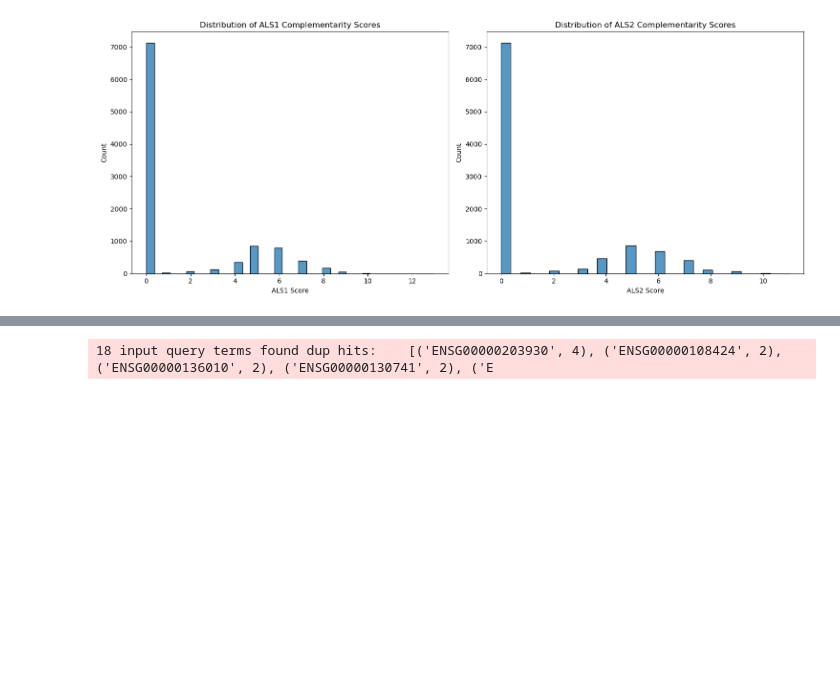
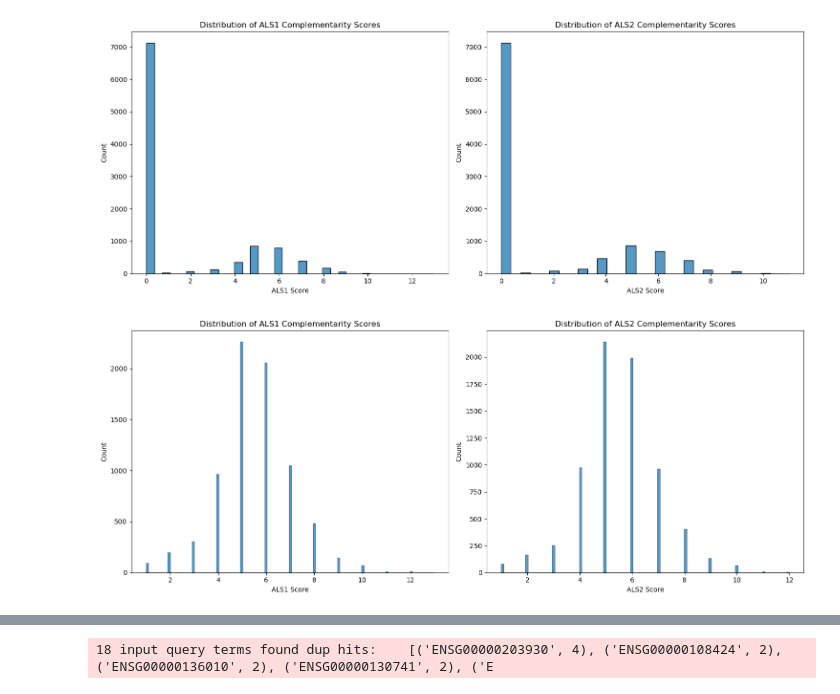
Before and after one commit to michal7kw/SRF_Snords, a Jupyter notebook: 6_overlap_peaks_DE_permisive.ipynb, the cells around one changed output, grey strips where cells are left out. Saved outputs shown, nothing was run; the diff lists cells and outputs as text; code cells hidden in the pictures; blank space fills up the shorter version.

```diff
--- a/6_overlap_peaks_DE_permisive.ipynb
+++ b/6_overlap_peaks_DE_permisive.ipynb
@@ -803,3 +958,34 @@ enriched_overlaps_df2 = analyze_overlaps_with_als(overlaps_df, dexseq_df)
+# %%
+# Save the DataFrame
+output_path = "enriched_overlaps_with_als.csv"
+pickle_path = "enriched_overlaps_with_als.pkl"
+
+# # Save as CSV
+# enriched_overlaps_df3.to_csv(output_path, index=False)
+
+# # Save as pickle (better for preserving data types and complex objects)
+# enriched_overlaps_df3.to_pickle(pickle_path)
+# %%
+# Load the data back
+# From CSV
+# loaded_df_csv = pd.read_csv(output_path)
+
+# From pickle
+enriched_overlaps_df3 = pd.read_pickle(pickle_path)
+
+# Verify the data loaded correctly
+# print(f"Original DataFrame shape: {enriched_overlaps_df3.shape}")
+# print(f"Loaded CSV DataFrame shape: {loaded_df_csv.shape}")
+# print(f"Loaded pickle DataFrame shape: {loaded_df_pickle.shape}")
+
+# # Check if all columns were preserved
+# print("\nColumns in original:", enriched_overlaps_df3.columns.tolist())
+# print("Columns in loaded pickle:", loaded_df_pickle.columns.tolist())
+
+# # Quick comparison of data types
+# print("\nData types comparison:")
+# print("Original:\n", enriched_overlaps_df3.dtypes)
+# print("\nLoaded from pickle:\n", loaded_df_pickle.dtypes)
 # %%
 # Load the enriched overlaps dataframe from CSV
 enriched_overlaps_df = pd.read_csv('enriched_overlaps_results.csv')
@@ -965,3 +1150,19 @@ plt.tight_layout()
 plt.show()
 # %% [output]
 [figure]
+# %%
+# Visualize ALS scores distribution
+fig, (ax1, ax2) = plt.subplots(1, 2, figsize=(15, 6))
+
+sns.histplot(data=enriched_overlaps_df3, x='current_exon_als1_score', ax=ax1)
+ax1.set_title('Distribution of ALS1 Complementarity Scores')
+ax1.set_xlabel('ALS1 Score')
+
+sns.histplot(data=enriched_overlaps_df3, x='next_exon_als1_score', ax=ax2)
+ax2.set_title('Distribution of ALS2 Complementarity Scores')
+ax2.set_xlabel('ALS2 Score')
+
+plt.tight_layout()
+plt.show()
+# %% [output]
+[figure, added]
```
Also changed, not shown: parts of 22 cells of this notebook, 1 other file.
